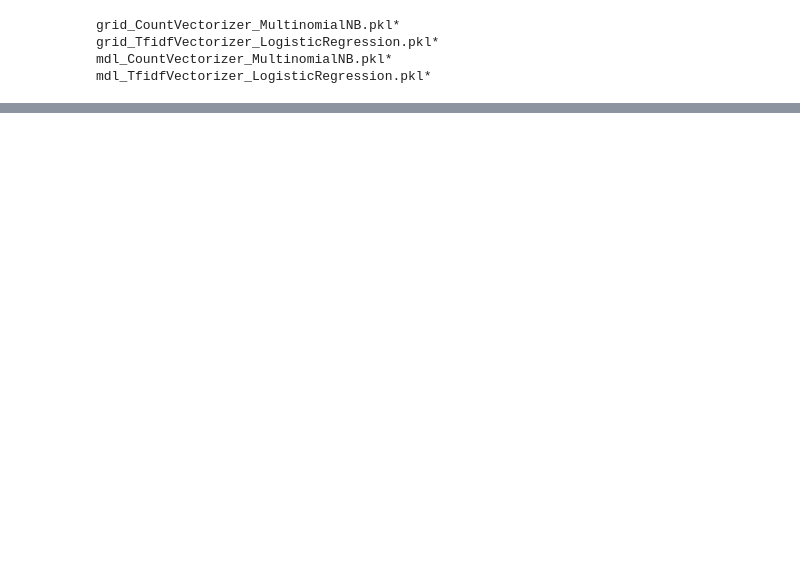
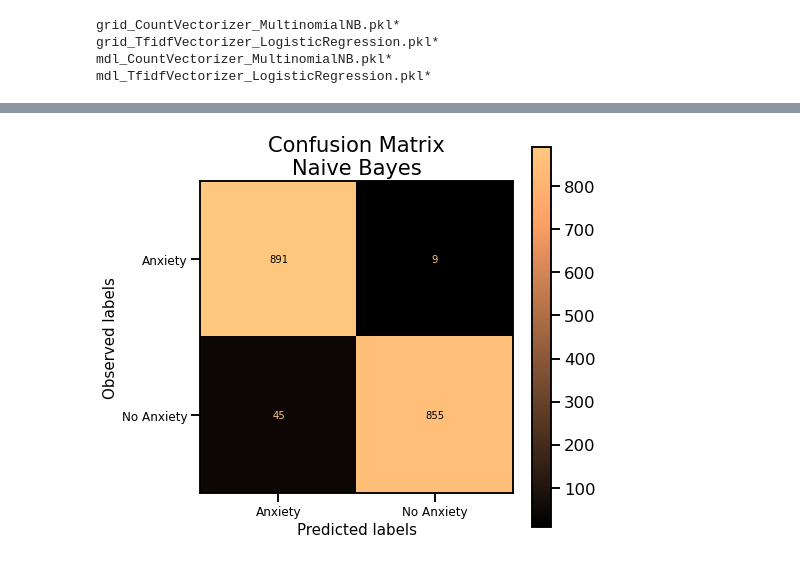
Before and after one commit to Ihza430/Anxiety-NLP-Analyzer, a Jupyter notebook: code/Azin_03_study_models.ipynb, the cells around one changed output, grey strips where cells are left out. Drawn from its saved outputs; the diff is of its cells as text; code cells hidden in the pictures; blank space fills up the shorter version.

```diff
--- a/code/Azin_03_study_models.ipynb
+++ b/code/Azin_03_study_models.ipynb
@@ -140,0 +282,4 @@ plt.suptitle('Sentiment Scores', fontsize=20);
+# %%
+plot_matrix(mnb_mdl, X_test, name='Naive Bayes')
+# %% [output]
+[figure, added]
```
Also changed, not shown: parts of 17 cells of this notebook, 14 other files.
